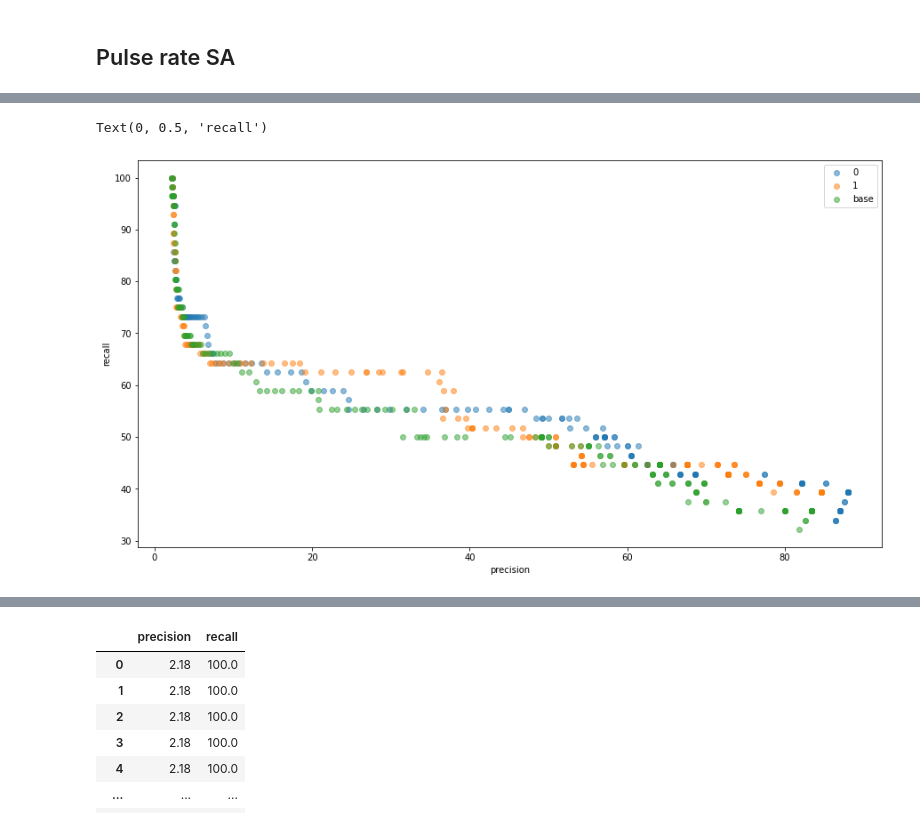
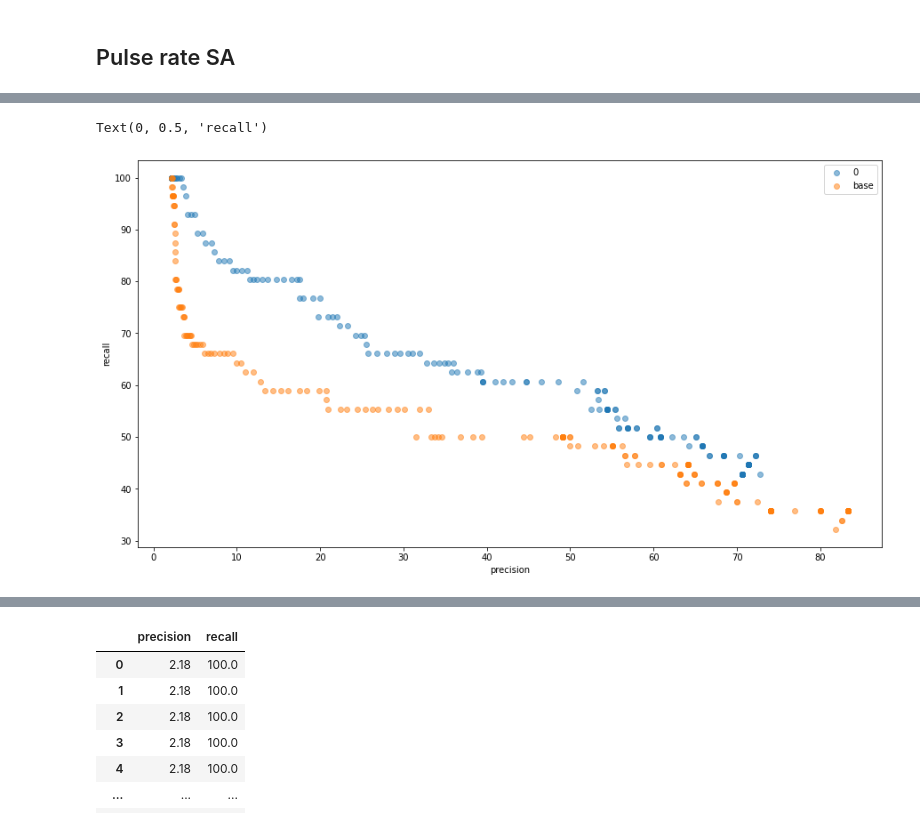
Before and after one commit to mayalapp/ga-frog-id, a Jupyter notebook: python-ribbit/data_cleaning.ipynb, the cells around one changed output, grey strips where cells are left out. Drawn from its saved outputs; the diff is of its cells as text; code cells hidden in the pictures.

Commit message:
Finish optimal guess SA run

```diff
--- a/python-ribbit/data_cleaning.ipynb
+++ b/python-ribbit/data_cleaning.ipynb
@@ -100,7 +100,7 @@ sa_signal_df = pd.read_csv("./ribbit_scores_signal_band/ribbit_scores2.csv")
 sa_signal_df['date']=pd.to_datetime(sa_signal_df['date'])
 
 # read in SA files
-sa_optimal_guess_df = pd.read_csv("./ribbit_scores_optimal_guess_8_26/ribbit_scores0.csv")
+sa_optimal_guess_df = pd.read_csv("./ribbit_scores_optimal_guess/ribbit_scores0.csv")
 sa_optimal_guess_df['date']=pd.to_datetime(sa_optimal_guess_df['date'])
 
 
@@ -184,10 +184,10 @@ TypeError: 'values' is not ordered, please explicitly specify the categories ord
 ## Pulse rate SA
 # %%
 # plot ribbit scores for pulse rate SA
-df = sa_duration_df
+df = sa_optimal_guess_df
 #plot_rs(ich_verified_files_df)
+plot_rs(sa_noise_df, score_col = 'score0')
 plot_rs(df, score_col = 'score0')
-plot_rs(df, score_col = 'score1')
-#plot_rs(df, score_col = 'score2')
-plot_rs(sa_pulse_df, score_col = 'score2')
+plot_rs(sa_signal_df, score_col = 'score2')
+#plot_rs(sa_pulse_df, score_col = 'score2')
 # %% [output]
@@ -213,37 +211,39 @@ def calc_accuracy(df, cutoffs, score_col = 'score'):
 
     return accuracy
 # %%
-df = sa_duration_df
+cutoffs = range(0,200)
+
+df = sa_optimal_guess_df
 ich_accuracy0 = calc_accuracy(df, cutoffs, score_col = 'score0')
 #ich_accuracy0 = calc_accuracy(sa_pulse_df[sa_pulse_df["pond"]!="7a"], cutoffs)
 ich_accuracy1 = calc_accuracy(df, cutoffs, score_col = "score1")
 #ich_accuracy0 = calc_accuracy(sa_pulse_df[sa_pulse_df["pond"]!="7a"], cutoffs)
-ich_accuracy2 = calc_accuracy(df, cutoffs, score_col = "score2")
+#ich_accuracy2 = calc_accuracy(df, cutoffs, score_col = "score2")
 ich_accuracy_base = calc_accuracy(sa_pulse_df, cutoffs, score_col = "score2") # base vals
 #ich_accuracy0 = calc_accuracy(sa_pulse_df[sa_pulse_df["pond"]!="7a"], cutoffs)
 
 #pulse, noise, signal, duration, optimal guess
 
 
 # plot precision and recall for pulse rate sa - looks like [12,28] is best of the options
 
 # best:
 # pulse: param1 (by a tad)
 # noise: both better, param0 slightly better at first but param1 overtakes  - try 1100-1300 band?
 # signal: both better, param0/param2  better at first but param1 better later - probably go with param0/2
 # duration: pretty similar
 # optimal guess:
 
 
 fig, ax = plt.subplots()  # a figure with a single Axes
 ax.scatter(ich_accuracy0['precision'],ich_accuracy0['recall'], alpha = 0.5, label = "0")
-ax.scatter(ich_accuracy1['precision'],ich_accuracy1['recall'], alpha = 0.5, label = "1")
+#ax.scatter(ich_accuracy1['precision'],ich_accuracy1['recall'], alpha = 0.5, label = "1")
 #ax.scatter(ich_accuracy2['precision'],ich_accuracy2['recall'], alpha = 0.5, label = "2")
 ax.scatter(ich_accuracy_base['precision'],ich_accuracy_base['recall'], alpha = 0.5, label = "base")
 ax.legend()
 ax.set_xlabel('precision')
 ax.set_ylabel('recall')
 #ax.set_title('RIBBIT scores')
 # %% [output]
 Text(0, 0.5, 'recall')
-[figure, old version]
+[figure, new version]
```
Also changed, not shown: parts of 4 cells of this notebook, 6 other files.
